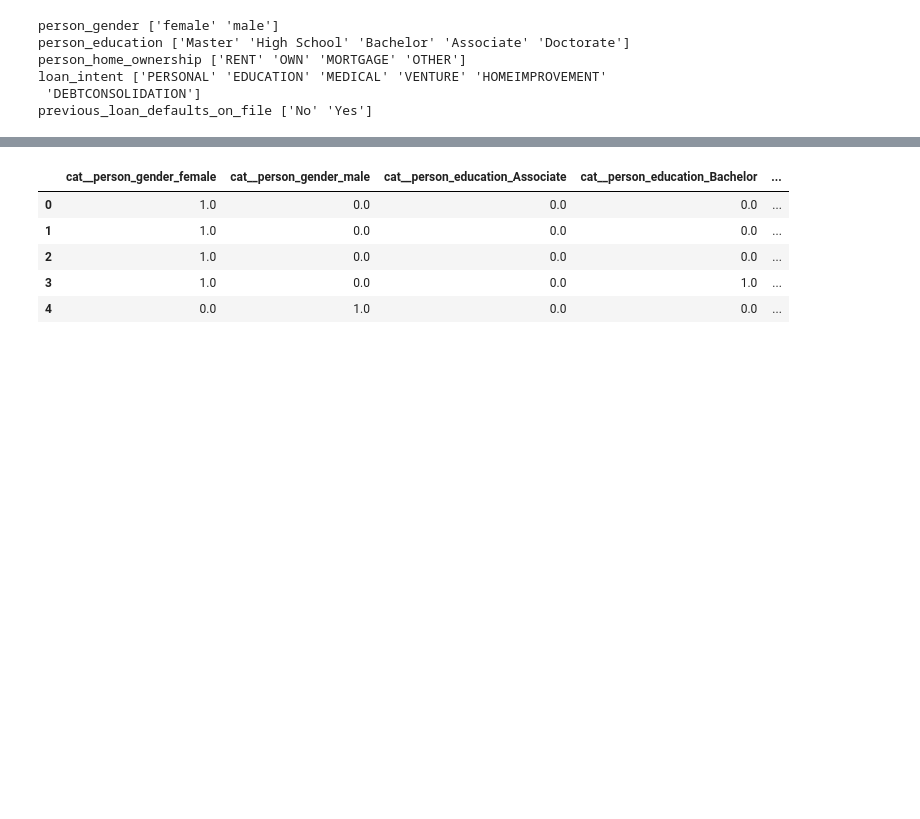
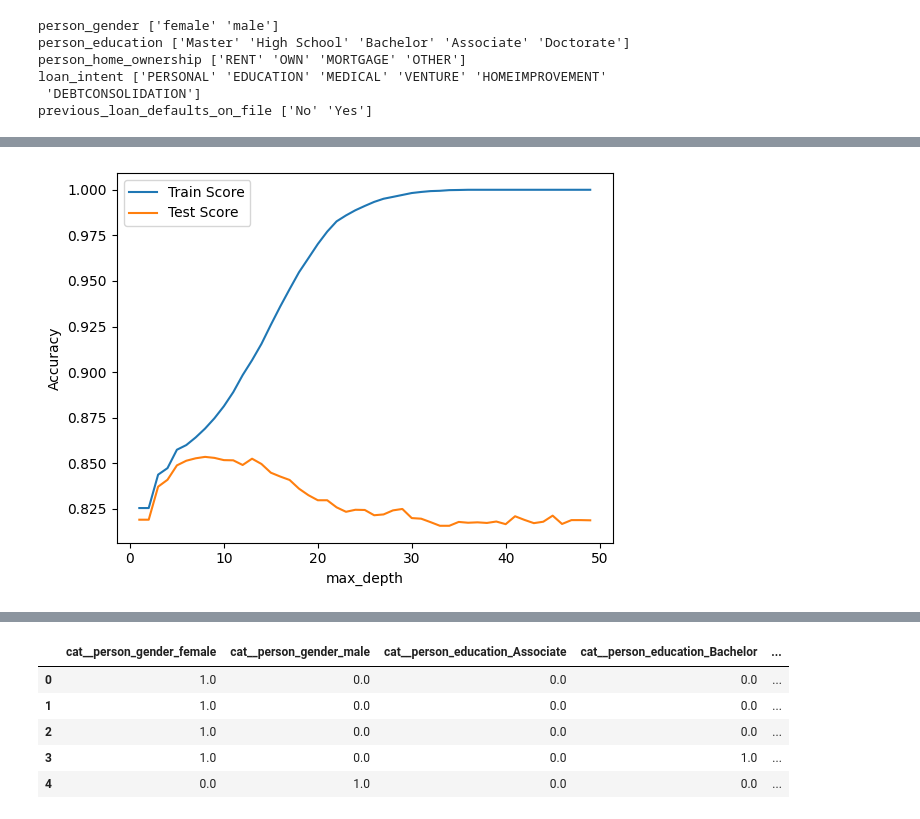
Before and after one commit to Skuerjuan/tp1_chona, a Jupyter notebook: maierowicz_atanasoff_gallo_ABD.ipynb, the cells around one changed output, grey strips where cells are left out. Cells and saved outputs as stored; diff of their text form; code cells hidden in the pictures; blank space fills up the shorter version.

```diff
--- a/maierowicz_atanasoff_gallo_ABD.ipynb
+++ b/maierowicz_atanasoff_gallo_ABD.ipynb
@@ -77,3 +91,22 @@ Recall: 0.5213930348258706
+# %%
+# DTC con df_cont, gráfico de max_depth
+
+max_depths = range(1, 50)
+train_scores = []
+test_scores = []
+for max_depth in max_depths:
+    arbol = DecisionTreeClassifier(max_depth=max_depth, criterion="entropy")
+    arbol.fit(x_train_cont, y_train)
+    train_scores.append(arbol.score(x_train_cont, y_train))
+    test_scores.append(arbol.score(x_test_cont, y_test))
+plt.plot(max_depths, train_scores, label='Train Score')
+plt.plot(max_depths, test_scores, label='Test Score')
+plt.xlabel('max_depth')
+plt.ylabel('Accuracy')
+plt.legend()
+plt.show()
+# %% [output]
+[figure, added]
 # %%
 #Modelo de Regresión Logística con df_cont
 
```
Also changed, not shown: parts of 8 cells of this notebook.
